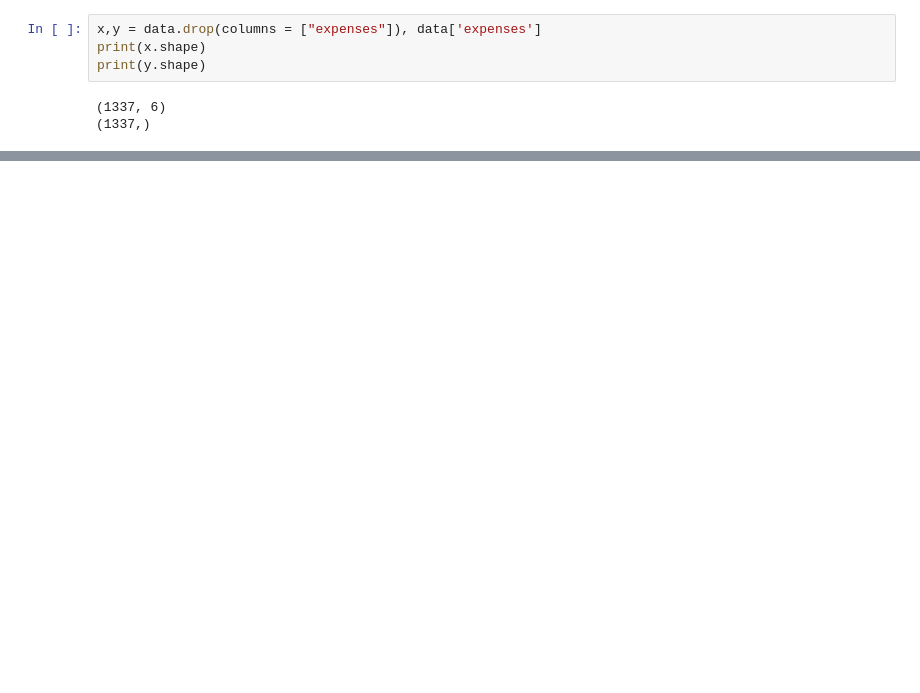
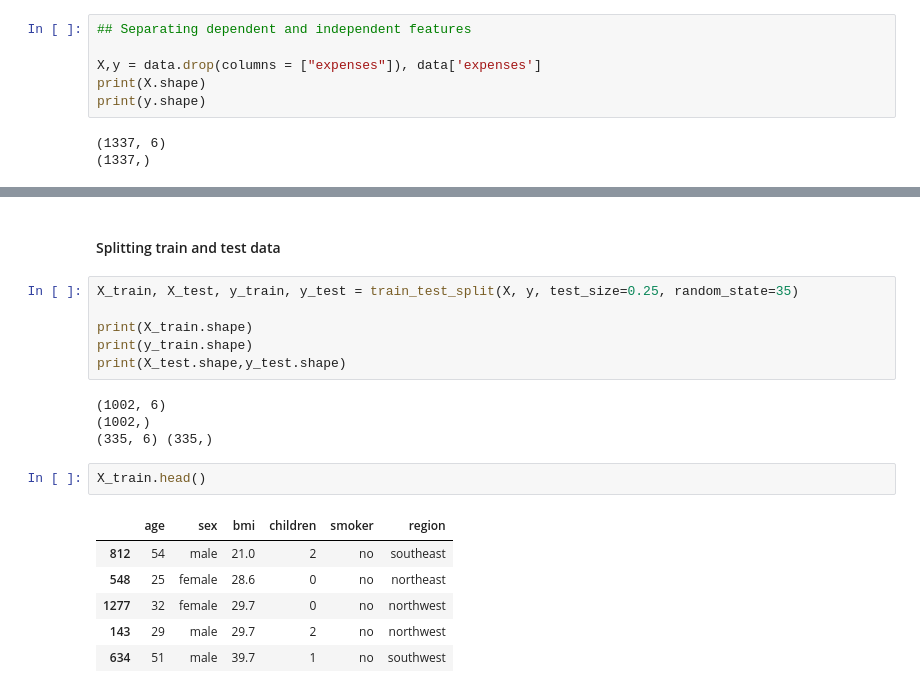
Before and after one commit to rsjha945/insurance_premium_prediction, a Jupyter notebook: notebook/EDA.ipynb, the cells around one changed output, grey strips where cells are left out. Drawn from its saved outputs; the diff is of its cells as text; blank space fills up the shorter version.

```diff
--- a/notebook/EDA.ipynb
+++ b/notebook/EDA.ipynb
@@ -332,6 +353,8 @@ Text(0.5, 1.0, 'after imputing outliers')
 # %%
-x,y = data.drop(columns = ["expenses"]), data['expenses']
-print(x.shape)
+## Separating dependent and independent features
+
+X,y = data.drop(columns = ["expenses"]), data['expenses']
+print(X.shape)
 print(y.shape)
 # %% [output]
 (1337, 6)
@@ -354,3 +368,24 @@ print(num_col)
 # %% [output]
 ['sex', 'smoker', 'region']
 ['age', 'bmi', 'children']
+# %% [markdown]
+#### Splitting train and test data
+# %%
+X_train, X_test, y_train, y_test = train_test_split(X, y, test_size=0.25, random_state=35)
+
+print(X_train.shape)
+print(y_train.shape)
+print(X_test.shape,y_test.shape)
+# %% [output]
+(1002, 6)
+(1002,)
+(335, 6) (335,)
+# %%
+X_train.head()
+# %% [output]
+|  | age | sex | bmi | children | smoker | region |
+| 812 | 54 | male | 21.0 | 2 | no | southeast |
+| 548 | 25 | female | 28.6 | 0 | no | northeast |
+| 1277 | 32 | female | 29.7 | 0 | no | northwest |
+| 143 | 29 | male | 29.7 | 2 | no | northwest |
+| 634 | 51 | male | 39.7 | 1 | no | southwest |
```
Also changed, not shown: parts of 36 cells of this notebook.
